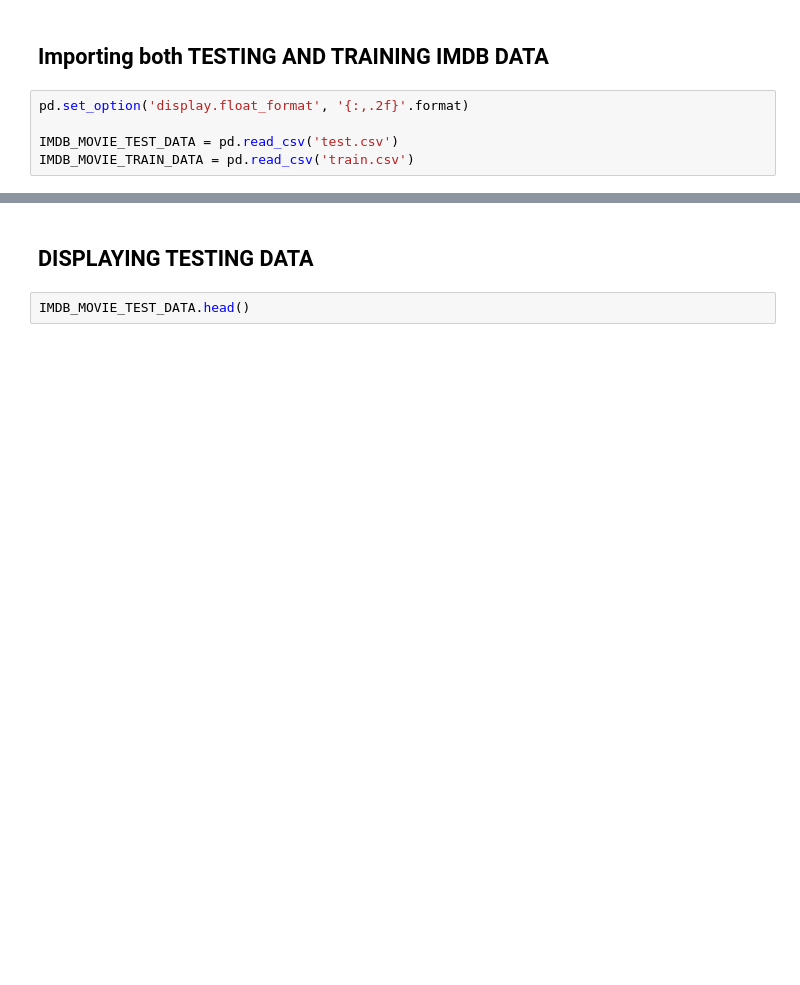
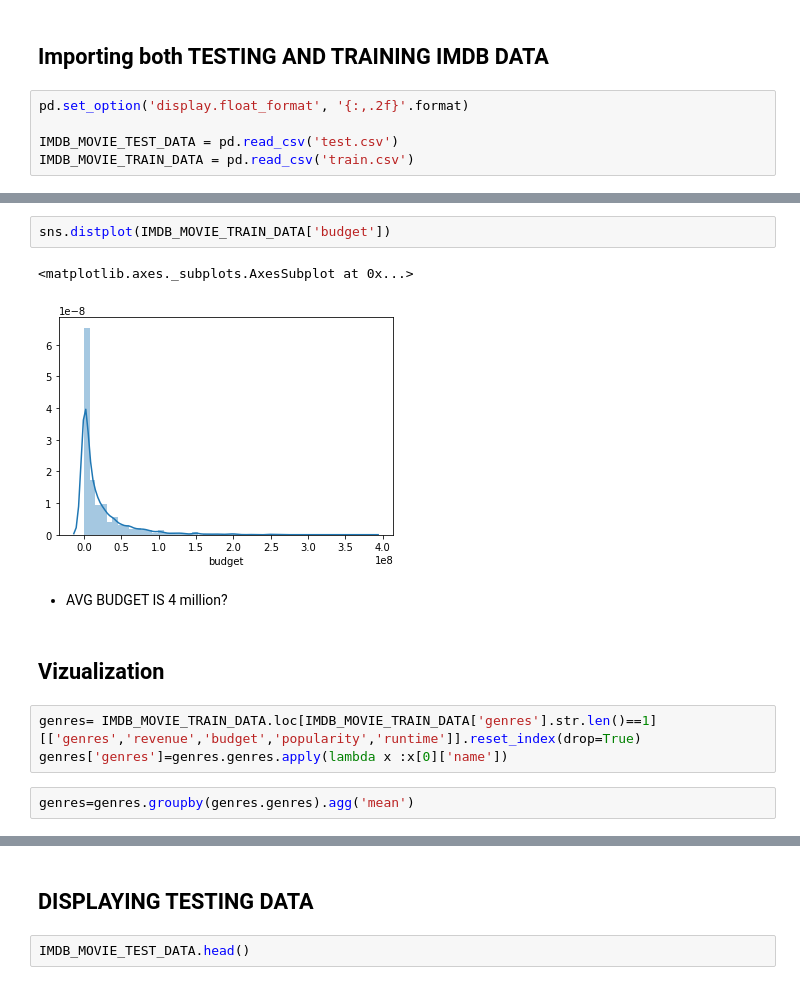
Before and after one commit to kevintongg/CS4662-Project, a Jupyter notebook: Main.ipynb, the cells around one changed output, grey strips where cells are left out. Drawn from its saved outputs; the diff is of its cells as text; blank space fills up the shorter version.

```diff
--- a/Main.ipynb
+++ b/Main.ipynb
@@ -39,0 +101,14 @@ IMDB_MOVIE_TRAIN_DATA = pd.read_csv('train.csv')
+# %%
+sns.distplot(IMDB_MOVIE_TRAIN_DATA['budget'])
+# %% [output]
+<matplotlib.axes._subplots.AxesSubplot at 0x...>
+[figure, added]
+# %% [markdown]
+* AVG BUDGET IS  4 million?
+# %% [markdown]
+## Vizualization
+# %%
+genres= IMDB_MOVIE_TRAIN_DATA.loc[IMDB_MOVIE_TRAIN_DATA['genres'].str.len()==1][['genres','revenue','budget','popularity','runtime']].reset_index(drop=True)
+genres['genres']=genres.genres.apply(lambda x :x[0]['name'])
+# %%
+genres=genres.groupby(genres.genres).agg('mean')
```
Also changed, not shown: parts of 34 cells of this notebook.
